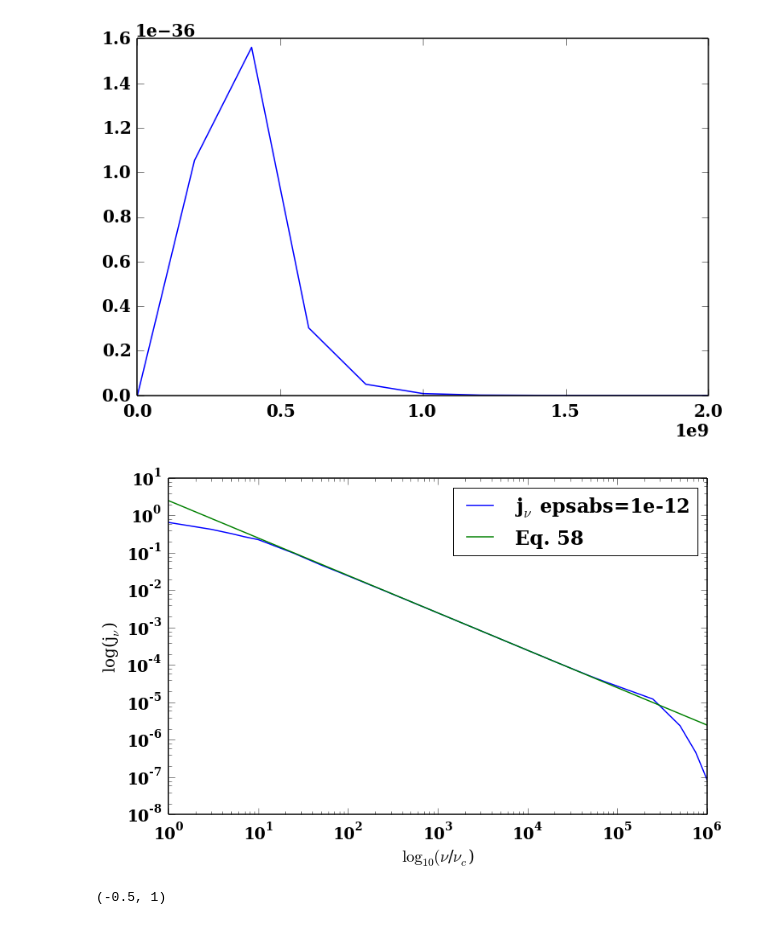
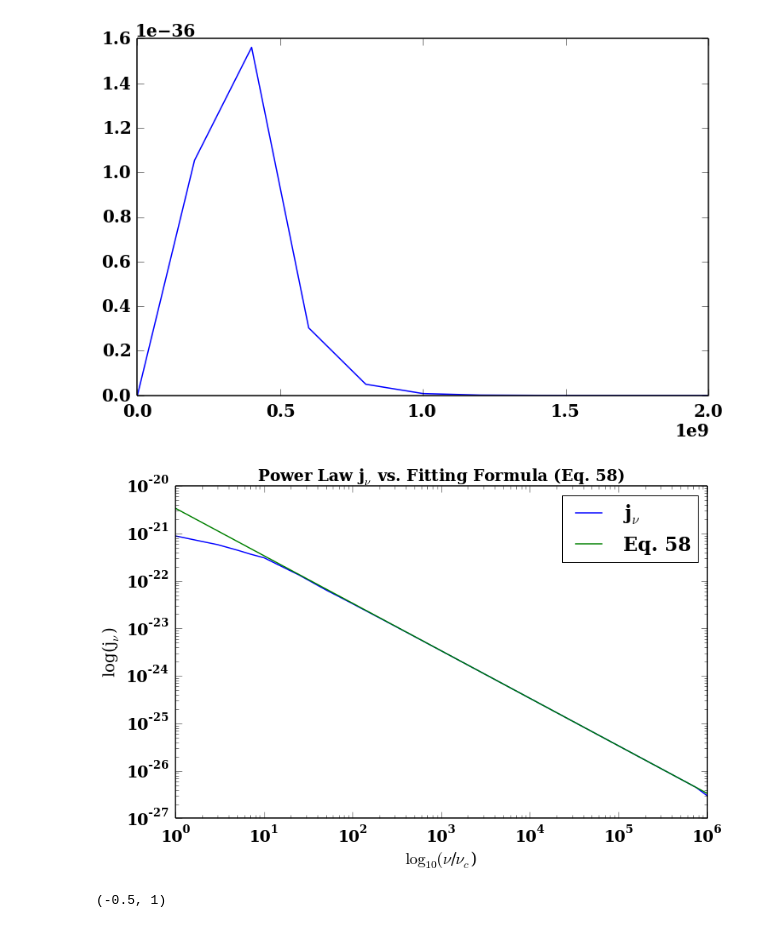
Before and after one commit to aapandy2/kappa_distributions, a Jupyter notebook: jnu_calculator_power_law.ipynb, the cells around one changed output. Drawn from its saved outputs; the diff is of its cells as text; code cells hidden in the pictures.

Commit message:
fixed plots and put them in form for the paper

```diff
--- a/jnu_calculator_power_law.ipynb
+++ b/jnu_calculator_power_law.ipynb
@@ -187,30 +194,31 @@ pl.plot(n.values(), ans.values())
 # %%
 #plotting power law j_nu with high and low error tolerance on scipy quad integrator
 #plot shown (not commented out) has low error tolerance (epsabs = 1e-12)
 
 #nu_ratio = nu/nu_c
 nu_ratio = np.arange(1., 1e6, 1.)
 
 def analytic_soln_eq_58(nu_ratio):
     prefactor = n_e_NT*(e**2.*nu_c)/c*(3.**(p/2.)*(p-1.)*np.sin(theta))/(2.*(p+1.)*(gamma_min**(1.-p)-gamma_max**(1.-p)))
     gamma_fns = special.gamma((3. * p - 1.)/12.) * special.gamma((3. * p + 19.)/12.)
     ans = prefactor * gamma_fns * (nu_ratio/(np.sin(theta)))**(-(p - 1.)/2.)
     return ans
 
-data_low = np.loadtxt('/home/alex/Documents/jnu_power_law_low_tolerance.txt')
+data_low = np.loadtxt('/home/alex/kappa_dist/jnu_power_law_very_low_tolerance.txt')
 #data_high = np.loadtxt('/home/alex/Documents/jnu_power_law_high_tolerance.txt')
 pl.xlabel("$\\log_{10}(\\nu$/$\\nu_c$)")
 pl.ylabel("log(j$_\\nu$)")
 
 
 
-pl.loglog(data_low[:, 0], data_low[:, 1], label='j$_\\nu$ epsabs=1e-12')
+pl.loglog(data_low[:, 0], data_low[:, 1], label='j$_\\nu$')
 #pl.loglog(data_high[:, 0], data_high[:, 1], label='j$_\\nu$ epsabs=1e-2')
 pl.loglog(nu_ratio, analytic_soln_eq_58(nu_ratio), label='Eq. 58')
+pl.title('Power Law j$_\\nu$ vs. Fitting Formula (Eq. 58)')
 pl.legend()
 pl.show()
 # %% [output]
-[figure, old version]
+[figure, new version]
 # %%
 #error in calculated j_nu, for power law for high vs low error tolerance on scipy quad integrator
 
```
Also changed, not shown: parts of 2 cells of this notebook, 4 other files.
